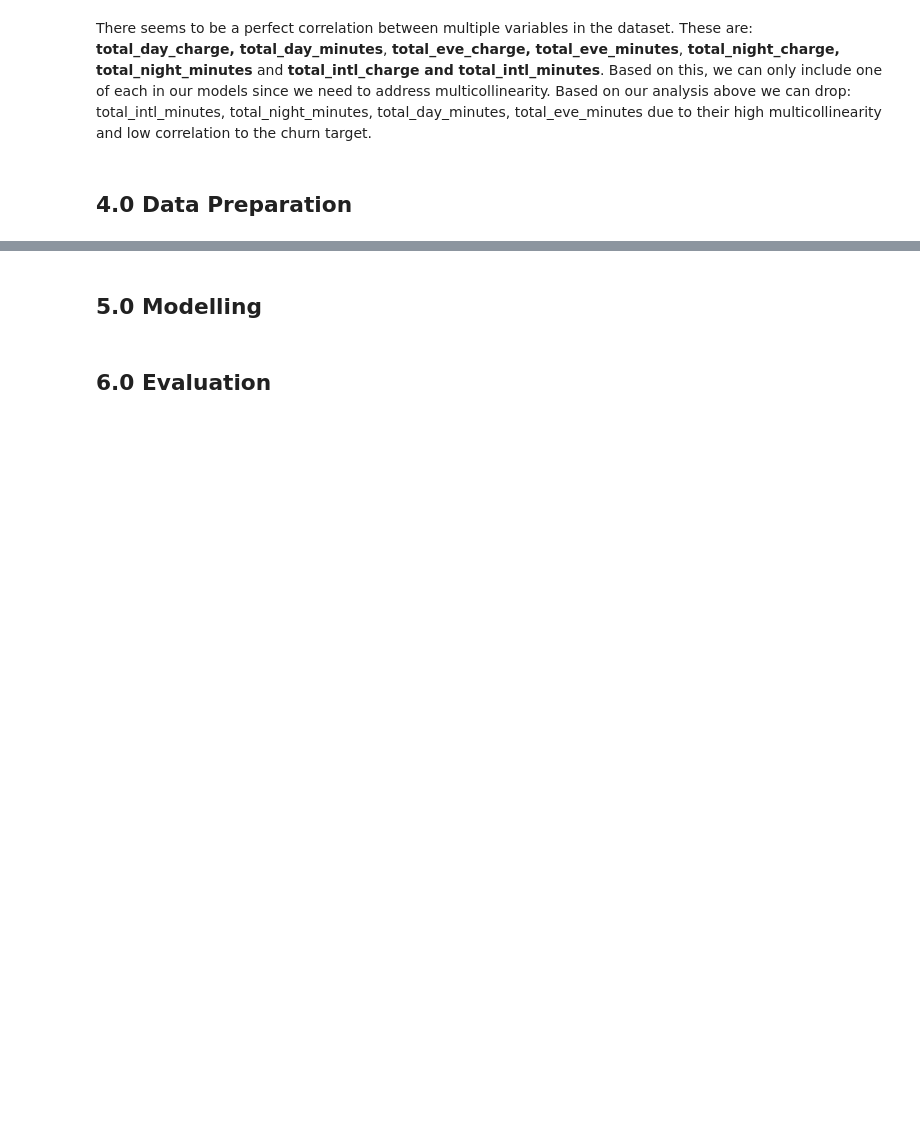
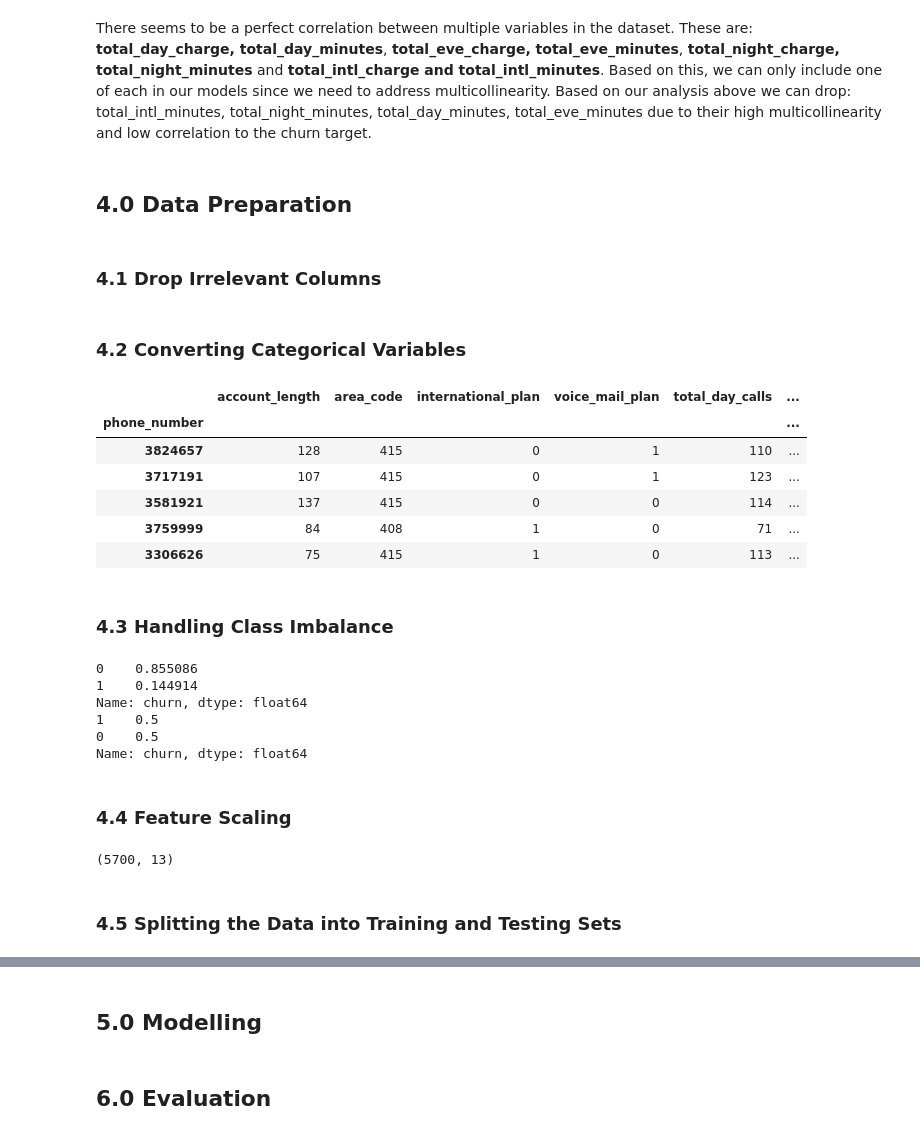
Before and after one commit to mayajbrio/SyriaTel-Customer-Churn-Prediction, a Jupyter notebook: dsc-phase3-project-notebook.ipynb, the cells around one changed output, grey strips where cells are left out. Saved outputs shown, nothing was run; the diff lists cells and outputs as text; code cells hidden in the pictures; blank space fills up the shorter version.

Commit message:
Performed data preparation

```diff
--- a/dsc-phase3-project-notebook.ipynb
+++ b/dsc-phase3-project-notebook.ipynb
@@ -447,3 +448,51 @@ plt.show()
 There seems to be a perfect correlation between multiple variables in the dataset. These are: **total_day_charge, total_day_minutes**, **total_eve_charge, total_eve_minutes**,  **total_night_charge, total_night_minutes** and **total_intl_charge and total_intl_minutes**. Based on this, we can only include one of each in our models since we need to address multicollinearity. Based on our analysis above we can drop: total_intl_minutes, total_night_minutes, total_day_minutes, total_eve_minutes due to their high multicollinearity and low correlation to the churn target.
 # %% [markdown]
 ## **4.0 Data Preparation**
+# %% [markdown]
+### **4.1 Drop Irrelevant Columns**
+# %%
+# Removing irrelevant columns
+telcom_data.drop(['state','number_vmail_messages','total_day_minutes','total_eve_minutes','total_night_minutes','total_intl_minutes'], axis=1, inplace=True)
+# %% [markdown]
+### **4.2 Converting Categorical Variables**
+# %%
+# Convert categorical varaibles
+telcom_data['international_plan'] = LabelEncoder().fit_transform(telcom_data['international_plan'])
+telcom_data['voice_mail_plan'] = LabelEncoder().fit_transform(telcom_data['voice_mail_plan'])
+telcom_data['churn'] = telcom_data['churn'].astype(int)
+telcom_data.head()
+# %% [output]
+|  | account_length | area_code | international_plan | voice_mail_plan | total_day_calls | ... |
+| phone_number |  |  |  |  |  | ... |
+| 3824657 | 128 | 415 | 0 | 1 | 110 | ... |
+| 3717191 | 107 | 415 | 0 | 1 | 123 | ... |
+| 3581921 | 137 | 415 | 0 | 0 | 114 | ... |
+| 3759999 | 84 | 408 | 1 | 0 | 71 | ... |
+| 3306626 | 75 | 415 | 1 | 0 | 113 | ... |
+# %% [markdown]
+### **4.3 Handling Class Imbalance**
+# %%
+print(telcom_data['churn'].value_counts(normalize=True))
+X = telcom_data.drop('churn', axis=1)
+y = telcom_data['churn']
+smote = SMOTE(random_state=42)
+X_res, y_res = smote.fit_resample(X, y)
+print(pd.Series(y_res).value_counts(normalize=True))
+# %% [output]
+0    0.855086
+1    0.144914
+Name: churn, dtype: float64
+1    0.5
+0    0.5
+Name: churn, dtype: float64
+# %% [markdown]
+### **4.4 Feature Scaling**
+# %%
+scaler = StandardScaler()
+X_scaled = scaler.fit_transform(X_res)
+X_scaled_df = pd.DataFrame(X_scaled, columns=X.columns)
+print(X_scaled_df.shape)
+# %% [output]
+(5700, 13)
+# %% [markdown]
+### **4.5 Splitting the Data into Training and Testing Sets**
```
Also changed, not shown: parts of 4 cells of this notebook.
